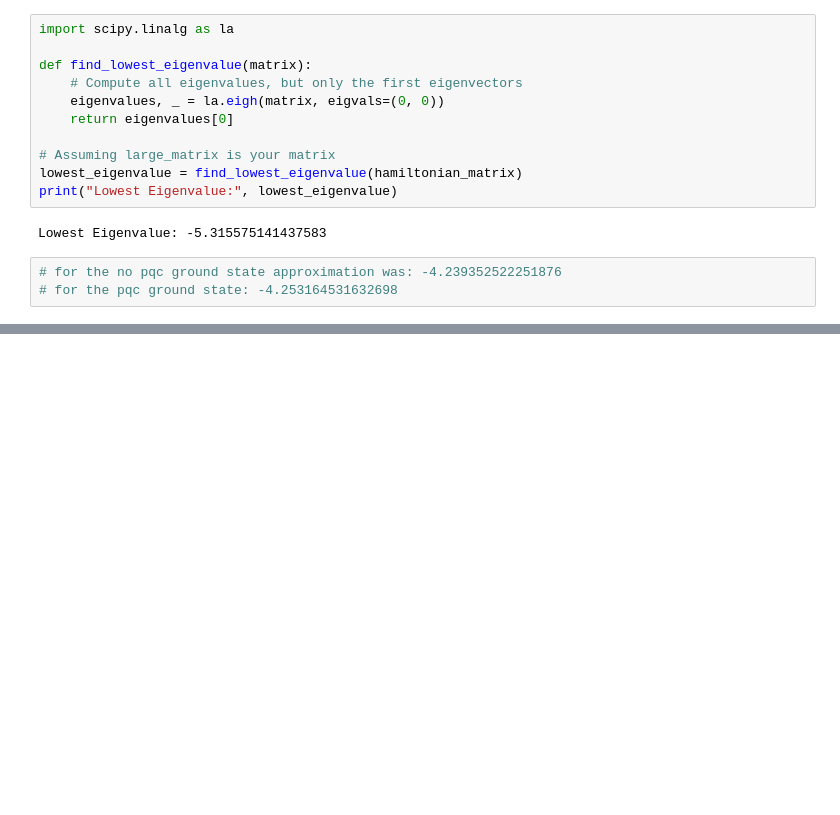
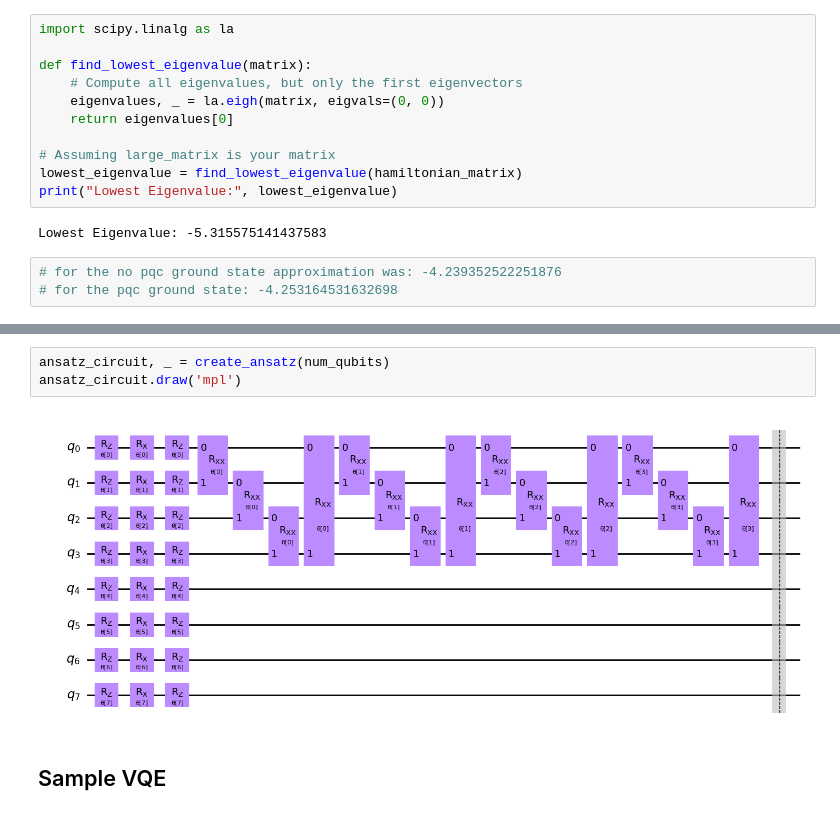
Before and after one commit to soundwaverohit/HybridQuantumClassicalEncoder-MolecularSystems, a Jupyter notebook: SYK_Hamiltonian_HA_Model/SYK_Model.ipynb, the cells around one changed output, grey strips where cells are left out. Saved outputs shown, nothing was run; the diff lists cells and outputs as text; blank space fills up the shorter version.

```diff
--- a/SYK_Hamiltonian_HA_Model/SYK_Model.ipynb
+++ b/SYK_Hamiltonian_HA_Model/SYK_Model.ipynb
@@ -352,0 +525,7 @@ plt.show()
+# %%
+ansatz_circuit, _ = create_ansatz(num_qubits)
+ansatz_circuit.draw('mpl')
+# %% [output]
+[figure, added]
+# %% [markdown]
+## Sample VQE
```
Also changed, not shown: parts of 9 cells of this notebook, 5 other files.
